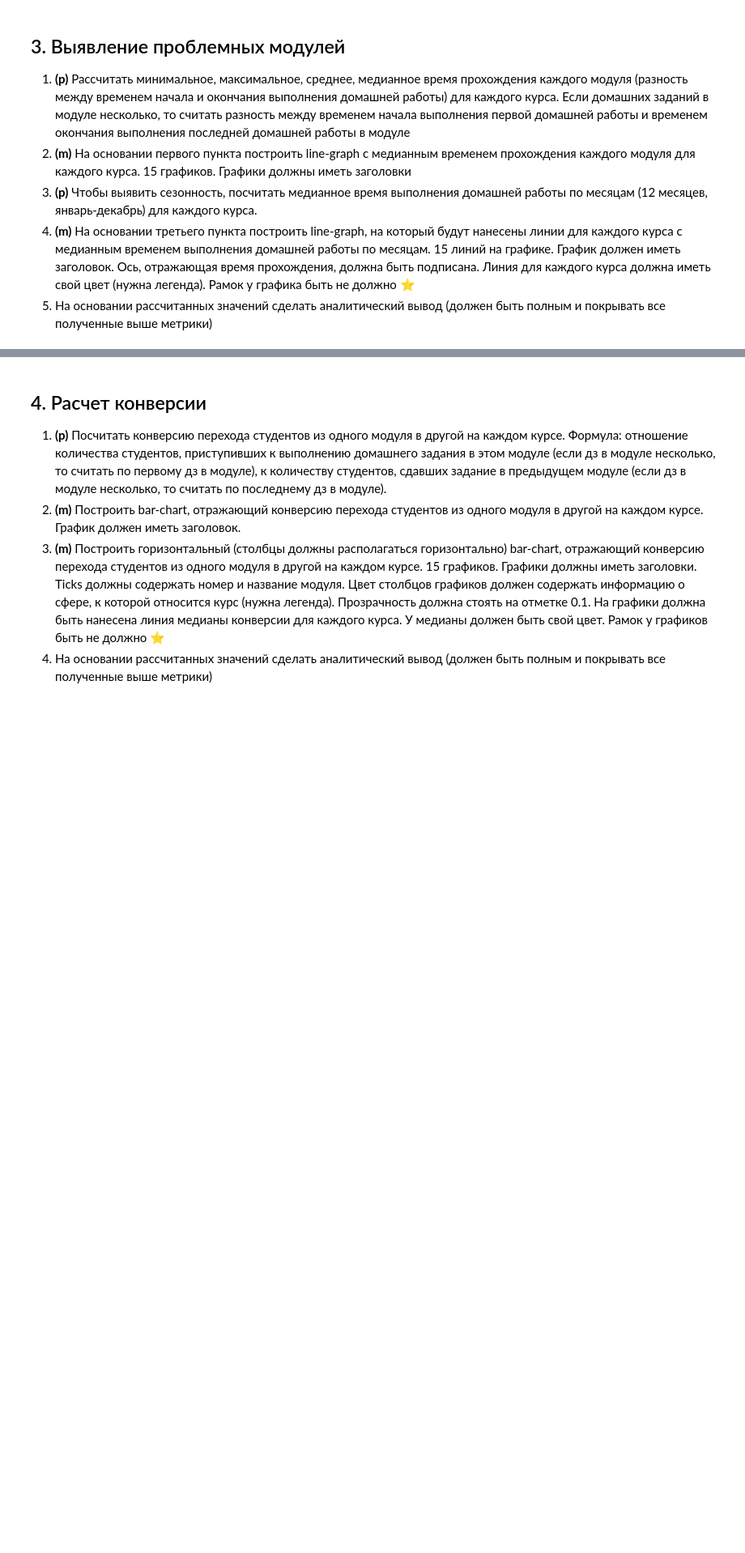
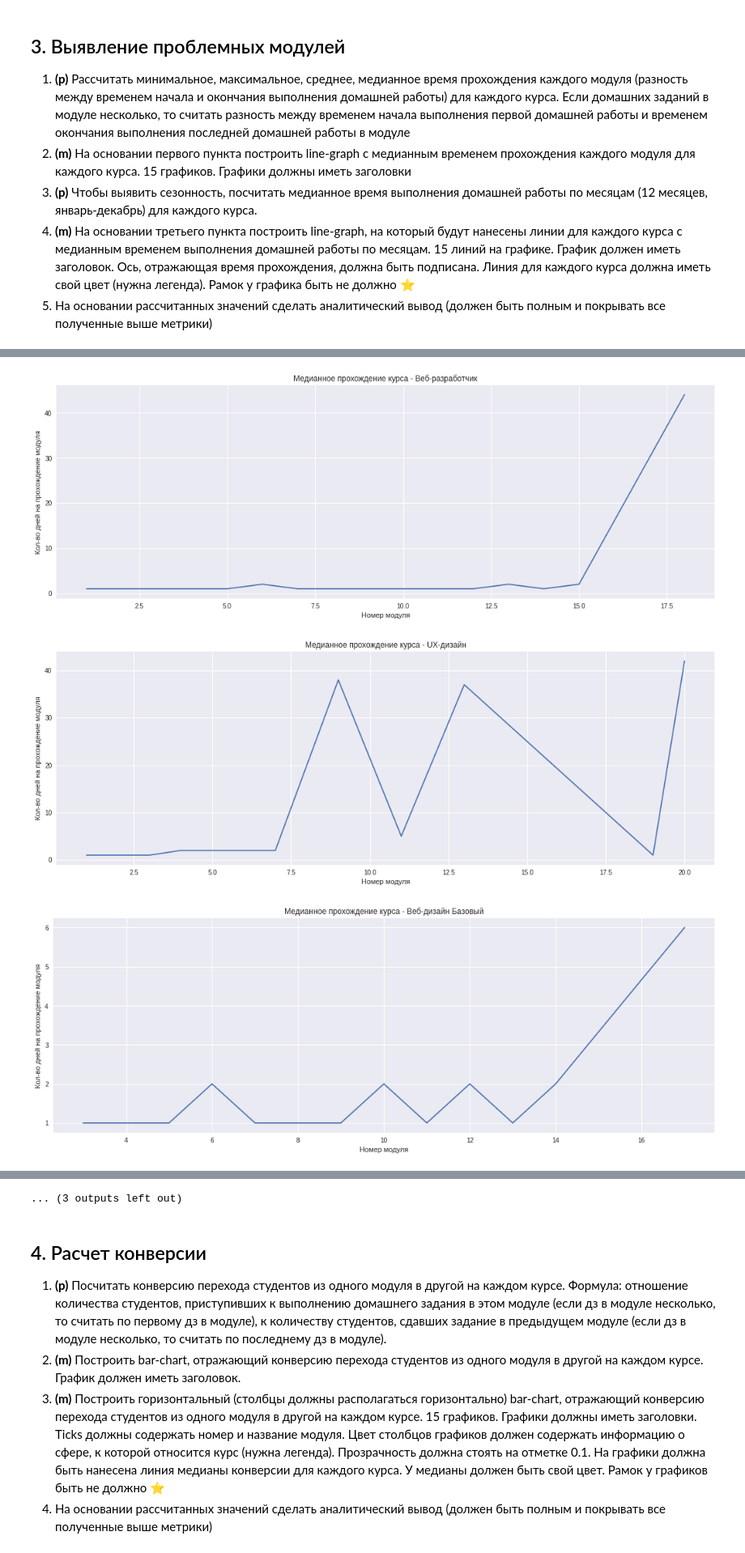
Before and after one commit to SergioKramer/Course_Analyst, a Jupyter notebook: Coursework_analytics_1_kramer.ipynb, the cells around one changed output, grey strips where cells are left out. Shown at 81% size. Drawn from its saved outputs; the diff is of its cells as text; code cells hidden in the pictures; blank space fills up the shorter version.

Commit message:
Update Coursework_analytics_1_kramer.ipynb
Выполнено  -  3 модуль - 1 и 2 задание

```diff
--- a/Coursework_analytics_1_kramer.ipynb
+++ b/Coursework_analytics_1_kramer.ipynb
@@ -393,0 +377,12 @@ plt.show()
+# %%
+# Подготовка данных
+
+hw = df[df['is_homework'] == True]
+hw['finish_date'].fillna(datetime.today(), inplace=True)
+hw['finish_date'] = pd.to_datetime(hw['finish_date']).dt.to_period('M')
+hw['start_date'] = pd.to_datetime(hw['start_date']).dt.to_period('M')
+
+hw2 = hw.groupby(['title', 'module_number', 'progress_id']).agg({'start_date' : lambda x: min(x),'finish_date' : lambda x: max(x)})
+hw2['distance'] = (hw2['finish_date'].astype(int) - hw2['start_date'].astype(int)+1)
+hw3 = hw2.groupby(['title', 'module_number'])['distance'].agg(['min', 'max', 'mean', 'median']).reset_index()
+hw3
@@ -393,0 +417,13 @@ plt.show()
+# %%
+for course in courses:
+    data = hw3[hw3['title'] == course]
+    fig, ax = plt.subplots(figsize=(18,6))
+    sns.lineplot(data=data, x=data['module_number'], y=data['median'])
+    ax.set_title(f'Медианное прохождение курса - {course}')
+    ax.set_xlabel('Номер модуля')
+    ax.set_ylabel('Кол-во дней на прохождение модуля')
+    plt.show()
+# %% [output]
+[figure, added]
+[figure, added]
+[figure, added]
@@ -394,3 +439,4 @@ plt.show()
+... (3 outputs left out)
 # %% [markdown]
 ## 4. Расчет конверсии
 
```
Also changed, not shown: parts of 9 cells of this notebook.
